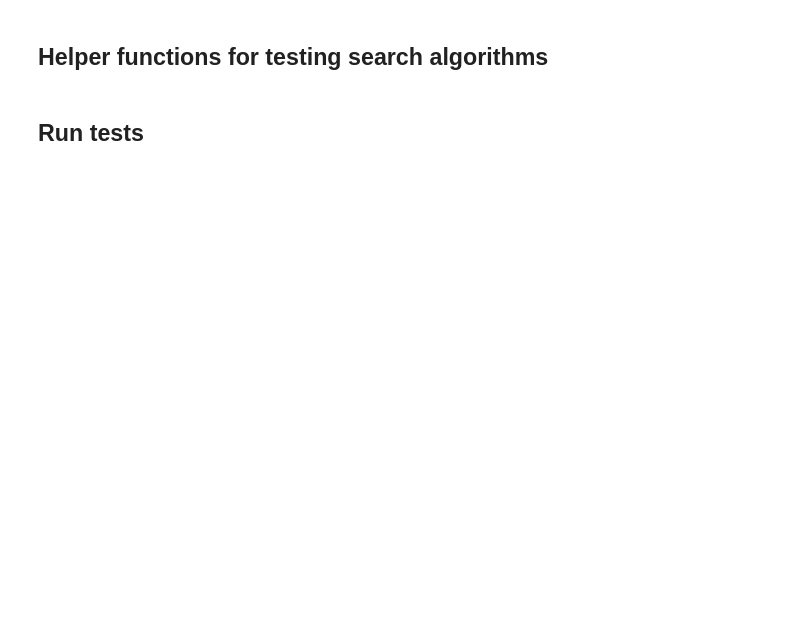
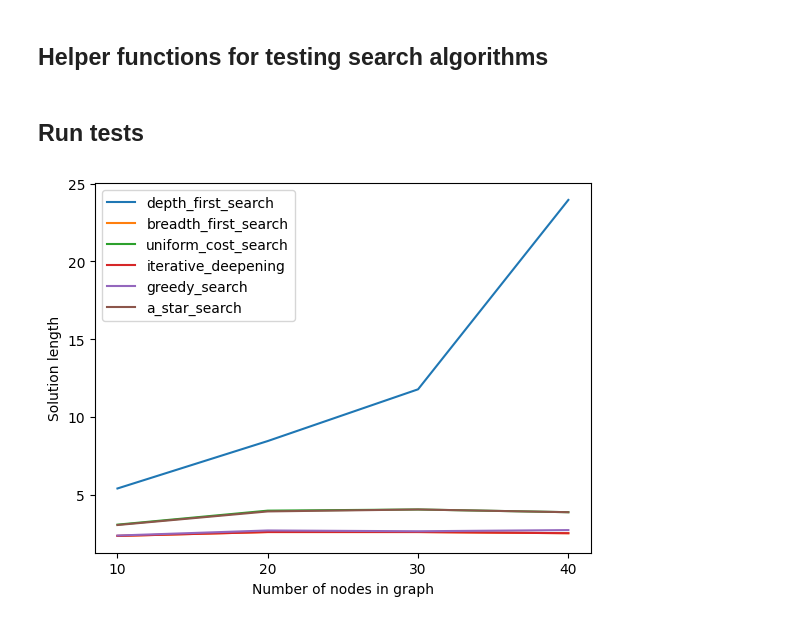
Before and after one commit to meraf00/introduction-to-ai, a Jupyter notebook: assignment-1/clean/question_2_D.ipynb, the cells around one changed output. Cells and saved outputs as stored; diff of their text form; code cells hidden in the pictures; blank space fills up the shorter version.

Commit message:
Add solution for 2D

```diff
--- a/assignment-1/clean/question_2_D.ipynb
+++ b/assignment-1/clean/question_2_D.ipynb
@@ -108,0 +112,38 @@ performance_report = test_performance(run_n_times=5)
+# %%
+average_performance = {}
+
+for algorithm, samples in performance_report.items():
+
+    average_alg_performance = defaultdict(lambda : [0, 0, 0])
+
+    for sample in samples:
+        node_count  = sample['node_count']
+        path_length = sample['path_length']
+        runtime     = sample['runtime']
+
+        average_alg_performance[node_count][0] += path_length
+        average_alg_performance[node_count][1] += runtime
+        average_alg_performance[node_count][2] += 1
+
+    average_performance[algorithm] = average_alg_performance
+
+# average_performance
+# %%
+for alg in average_performance.keys():
+    number_of_nodes = []
+    average_solution_lengths = []
+
+    for n_nodes in average_performance[alg].keys():
+        average = average_performance[alg][n_nodes][0] / average_performance[alg][n_nodes][2]
+        average_solution_lengths.append(average)
+        number_of_nodes.append(n_nodes)
+
+    plt.plot(number_of_nodes, average_solution_lengths, label=alg.__name__)
+
+    plt.xlabel("Number of nodes in graph")
+    plt.xticks(number_of_nodes)
+
+    plt.ylabel("Solution length")
+    plt.legend(loc="upper left")
+# %% [output]
+[figure, added]
```
Also changed, not shown: parts of 3 cells of this notebook.
